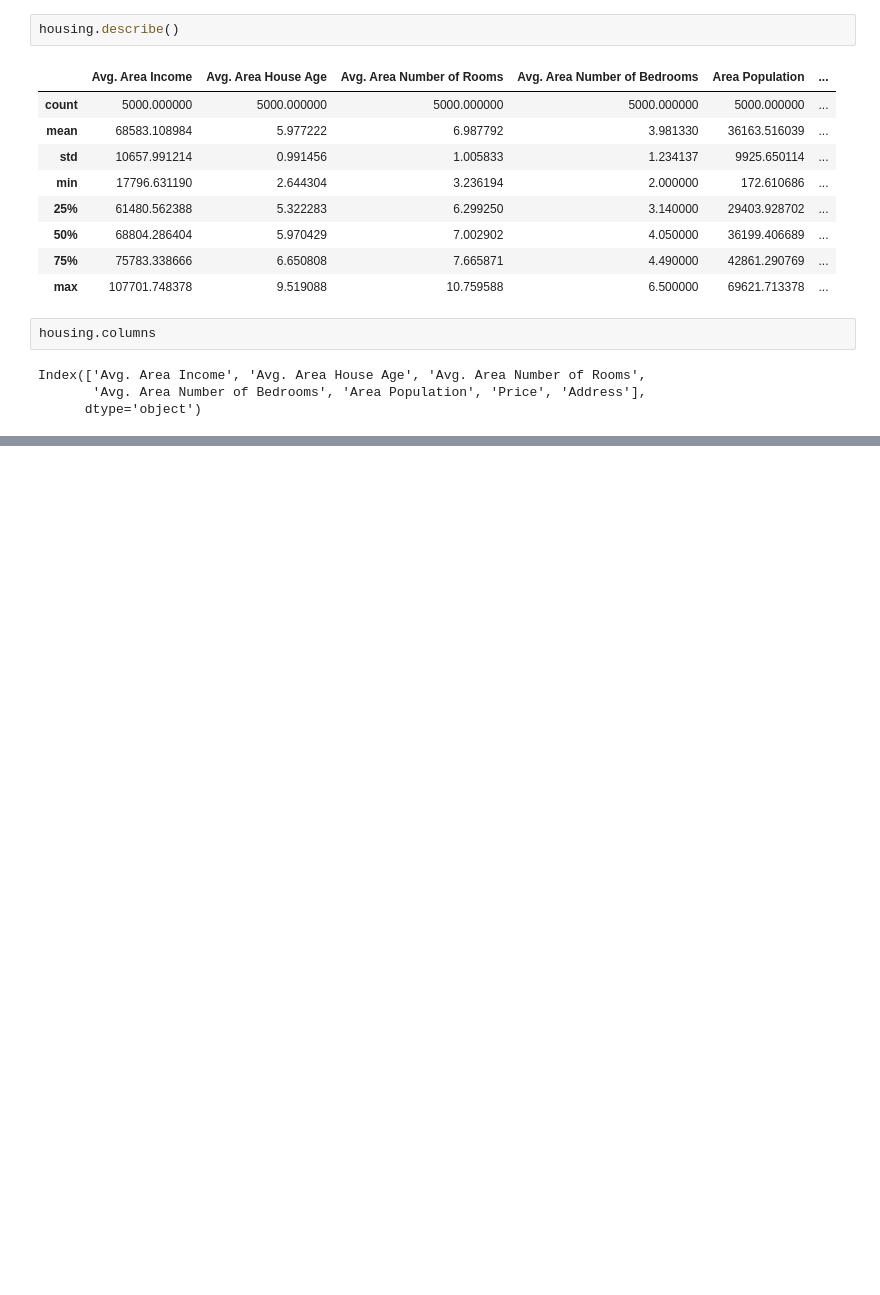
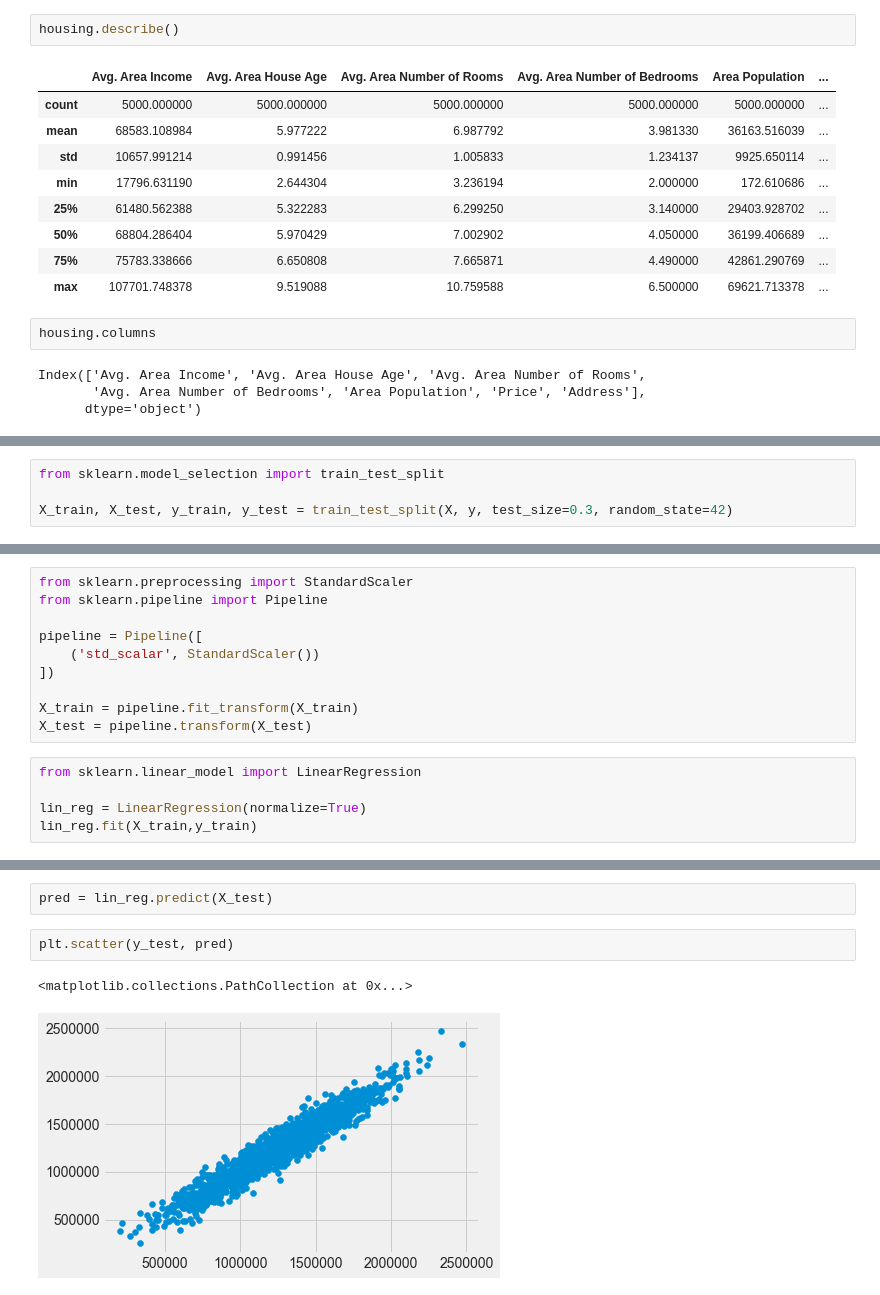
Before and after one commit to meriembader/House_Price, a Jupyter notebook: LinearRegression.ipynb, the cells around one changed output, grey strips where cells are left out. Drawn from its saved outputs; the diff is of its cells as text; blank space fills up the shorter version.

```diff
--- a/LinearRegression.ipynb
+++ b/LinearRegression.ipynb
@@ -54,0 +59,4 @@ Index(['Avg. Area Income', 'Avg. Area House Age', 'Avg. Area Number of Rooms',
+# %%
+from sklearn.model_selection import train_test_split
+
+X_train, X_test, y_train, y_test = train_test_split(X, y, test_size=0.3, random_state=42)
@@ -54,0 +88,15 @@ Index(['Avg. Area Income', 'Avg. Area House Age', 'Avg. Area Number of Rooms',
+# %%
+from sklearn.preprocessing import StandardScaler
+from sklearn.pipeline import Pipeline
+
+pipeline = Pipeline([
+    ('std_scalar', StandardScaler())
+])
+
+X_train = pipeline.fit_transform(X_train)
+X_test = pipeline.transform(X_test)
+# %%
+from sklearn.linear_model import LinearRegression
+
+lin_reg = LinearRegression(normalize=True)
+lin_reg.fit(X_train,y_train)
@@ -54,0 +120,7 @@ Index(['Avg. Area Income', 'Avg. Area House Age', 'Avg. Area Number of Rooms',
+# %%
+pred = lin_reg.predict(X_test)
+# %%
+plt.scatter(y_test, pred)
+# %% [output]
+<matplotlib.collections.PathCollection at 0x...>
+[figure, added]
```
Also changed, not shown: parts of 21 cells of this notebook, 1 other file.
